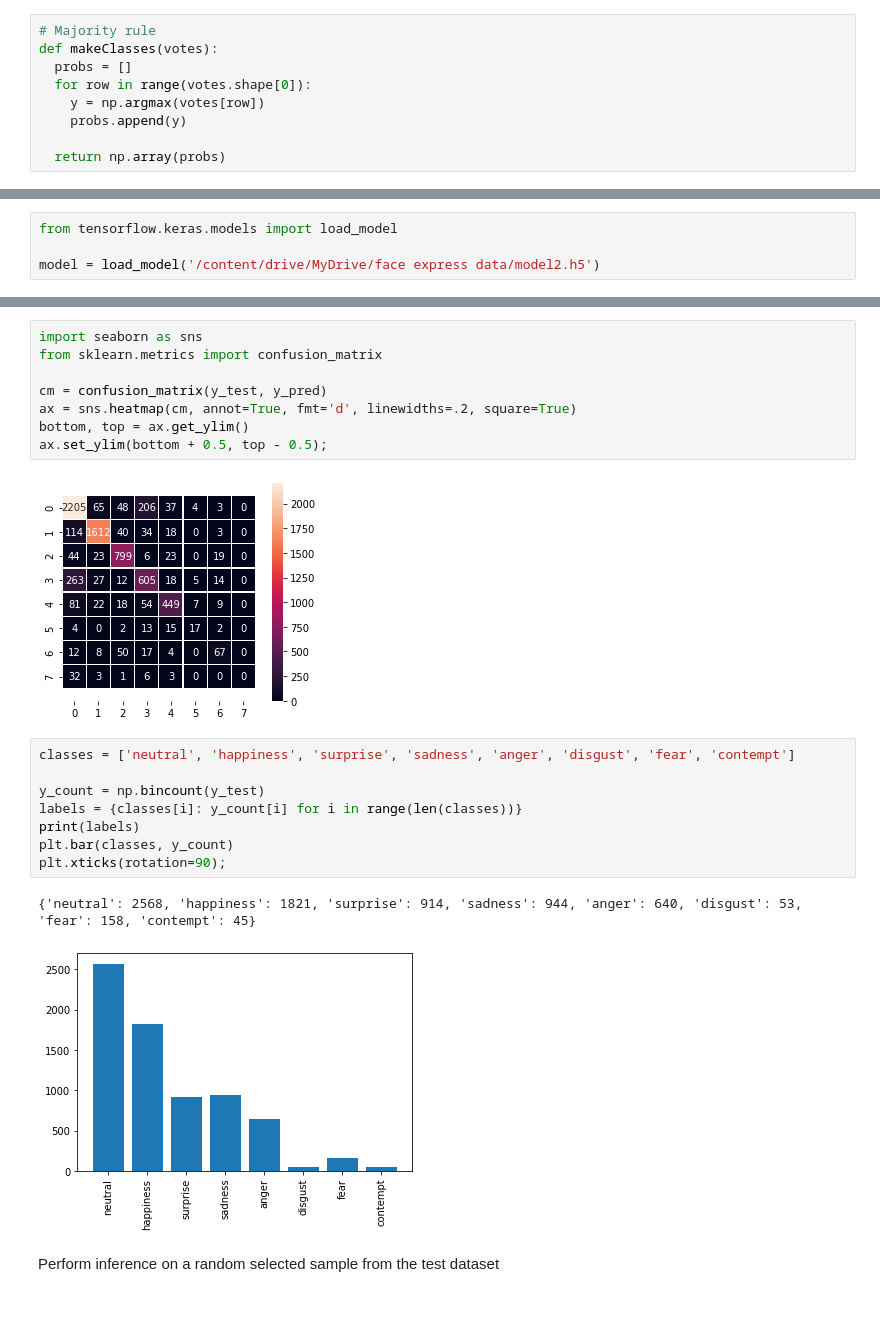
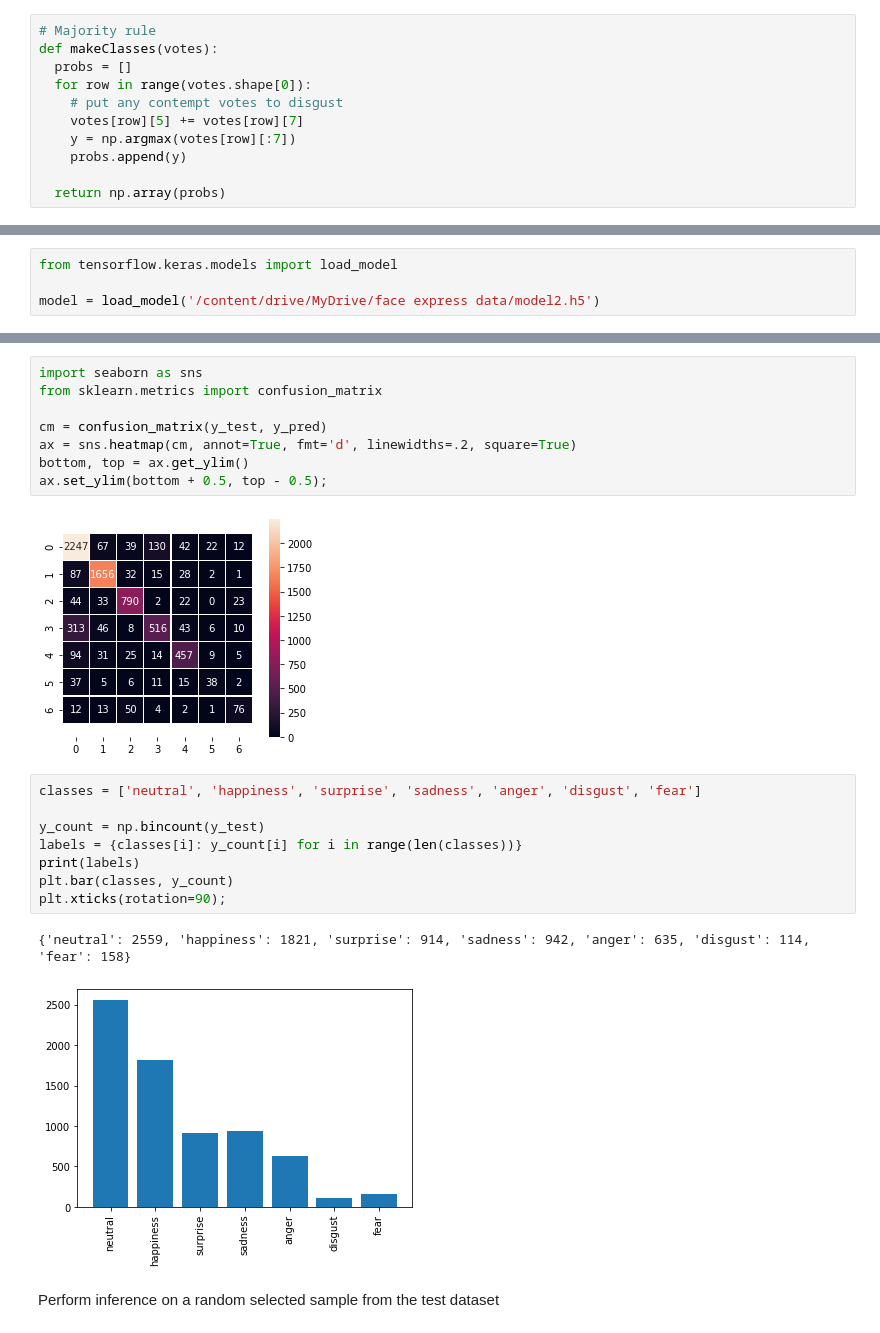
Before and after one commit to karencfisher/face_express, a Jupyter notebook: notebooks/conv_model3.ipynb, the cells around one changed output, grey strips where cells are left out. Cells and saved outputs as stored; diff of their text form.

```diff
--- a/notebooks/conv_model3.ipynb
+++ b/notebooks/conv_model3.ipynb
@@ -87,7 +95,9 @@ y = fer2013_new[['neutral', 'happiness', 'surprise', 'sadness', 'anger', 'disgus
 def makeClasses(votes):
   probs = []
   for row in range(votes.shape[0]):
-    y = np.argmax(votes[row])
+    # put any contempt votes to disgust
+    votes[row][5] += votes[row][7]
+    y = np.argmax(votes[row][:7])
     probs.append(y)
 
   return np.array(probs)
@@ -260,18 +279,18 @@ ax = sns.heatmap(cm, annot=True, fmt='d', linewidths=.2, square=True)
 bottom, top = ax.get_ylim()
 ax.set_ylim(bottom + 0.5, top - 0.5);
 # %% [output]
-[figure, old version]
+[figure, new version]
 # %%
-classes = ['neutral', 'happiness', 'surprise', 'sadness', 'anger', 'disgust', 'fear', 'contempt']
+classes = ['neutral', 'happiness', 'surprise', 'sadness', 'anger', 'disgust', 'fear']
 
 y_count = np.bincount(y_test)
 labels = {classes[i]: y_count[i] for i in range(len(classes))}
 print(labels)
 plt.bar(classes, y_count)
 plt.xticks(rotation=90);
 # %% [output]
-{'neutral': 2568, 'happiness': 1821, 'surprise': 914, 'sadness': 944, 'anger': 640, 'disgust': 53, 'fear': 158, 'contempt': 45}
+{'neutral': 2559, 'happiness': 1821, 'surprise': 914, 'sadness': 942, 'anger': 635, 'disgust': 114, 'fear': 158}
-[figure, old version]
+[figure, new version]
 # %% [markdown]
 Perform inference on a random selected sample from the test dataset
 # %%
```
Also changed, not shown: parts of 9 cells of this notebook.
